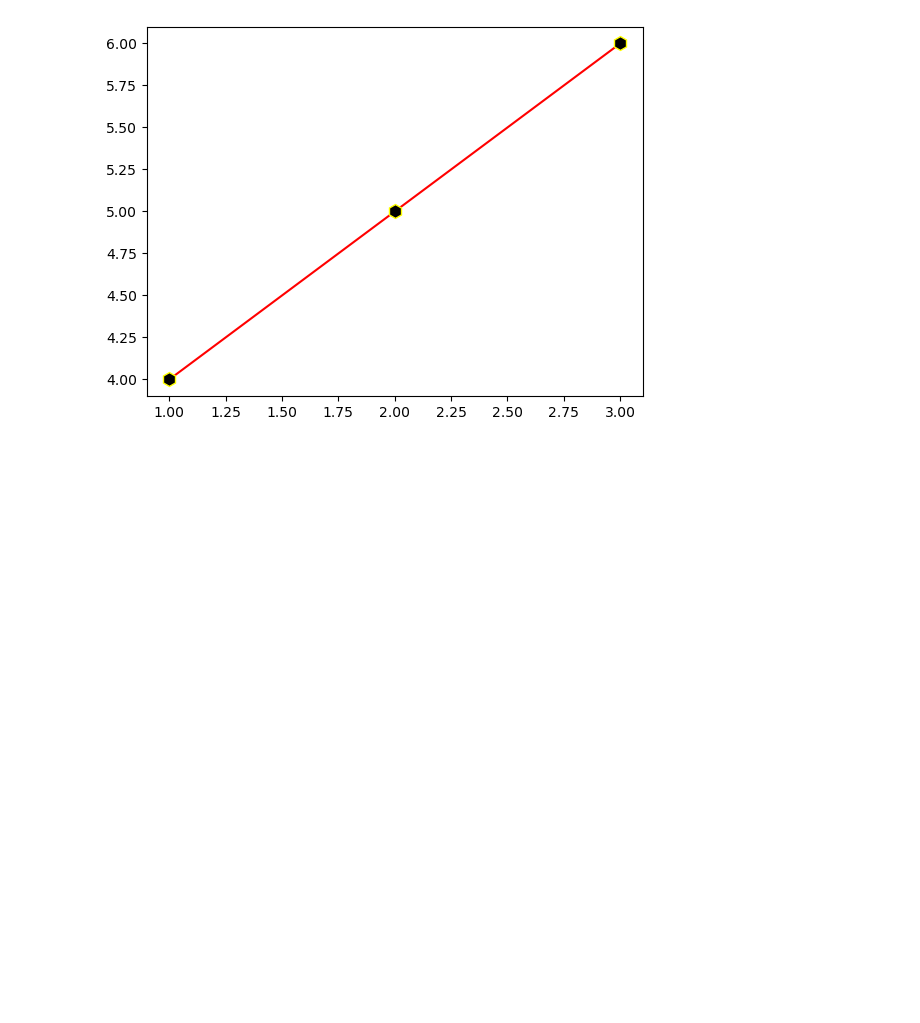
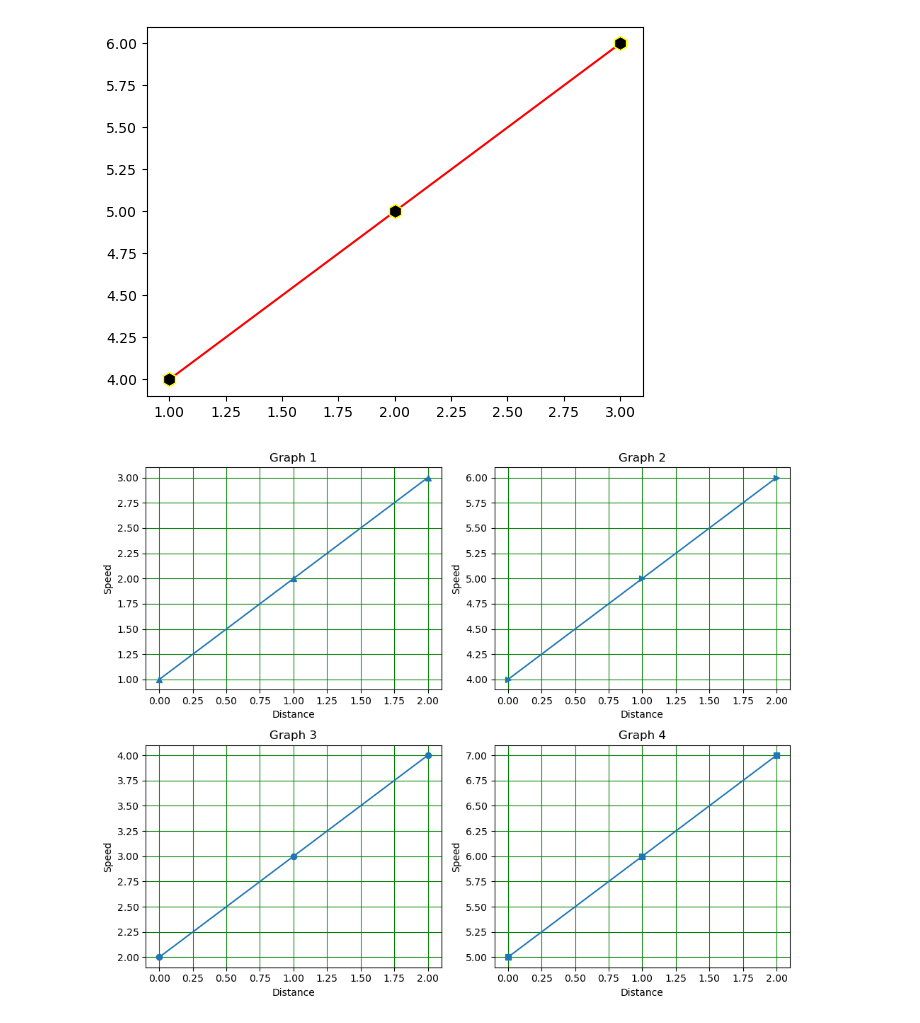
Before and after one commit to abhxi-r-s/MCA, a Jupyter notebook: Sem 3/Data Science/4.ipynb, the cells around one changed output. Drawn from its saved outputs; the diff is of its cells as text; code cells hidden in the pictures; blank space fills up the shorter version.

```diff
--- a/Sem 3/Data Science/4.ipynb
+++ b/Sem 3/Data Science/4.ipynb
@@ -72,3 +72,50 @@ plt.plot(x,y,marker="h",color="red",ms="10",mfc="black",mec="yellow")
 plt.show()
 # %% [output]
 [figure]
+# %%
+import numpy as np
+import matplotlib.pyplot as plt
+
+a1 = np.array([1, 2, 3])
+a2 = np.array([4, 5, 6])
+
+plt.figure(figsize=(10, 8))
+
+# First subplot
+plt.subplot(2, 2, 1)
+plt.plot(a1, marker="^")
+plt.xlabel("Distance")
+plt.ylabel("Speed")
+plt.title("Graph 1")
+plt.grid(color="green")
+
+# Second subplot
+plt.subplot(2, 2, 2)
+plt.plot(a2, marker=">")
+plt.xlabel("Distance")
+plt.ylabel("Speed")
+plt.title("Graph 2")
+plt.grid(color="green")
+
+# Third subplot (example)
+plt.subplot(2, 2, 3)
+plt.plot(a1 + 1, marker="o")
+plt.xlabel("Distance")
+plt.ylabel("Speed")
+plt.title("Graph 3")
+plt.grid(color="green")
+
+# Fourth subplot (example)
+plt.subplot(2, 2, 4)
+plt.plot(a2 + 1, marker="s")
+plt.xlabel("Distance")
+plt.ylabel("Speed")
+plt.title("Graph 4")
+plt.grid(color="green")
+
+plt.tight_layout()
+plt.show()
+
+plt.show()
+# %% [output]
+[figure, added]
```
